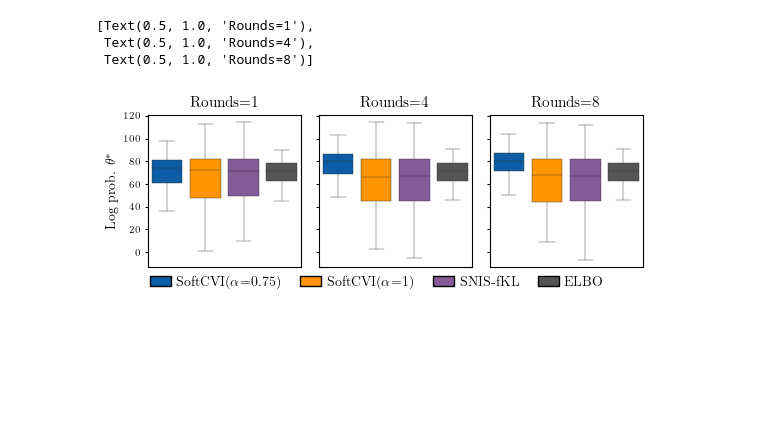
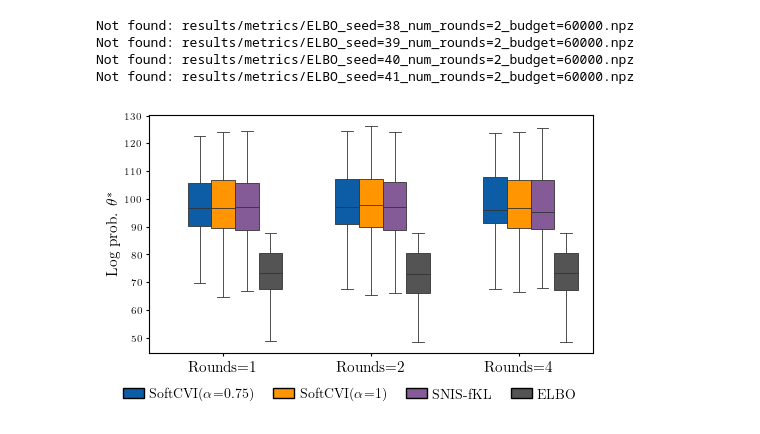
Before and after one commit to danielward27/spyrox, a Jupyter notebook: sir_covariates_results.ipynb, the cells around one changed output. Drawn from its saved outputs; the diff is of its cells as text; code cells hidden in the pictures; blank space fills up the shorter version.

```diff
--- a/sir_covariates_results.ipynb
+++ b/sir_covariates_results.ipynb
@@ -29,8 +29,12 @@ box_kwargs = {
     "showfliers": False,
     "palette": palette,
     "saturation": 1,
-    "linewidth": 0.3,
+    "linewidth": 0.6,
 }
+
+num_rounds = [1, 2, 4]
+seeds = range(1,51)
+budget=60000
 
 handles = [
     mpatches.Patch(facecolor=v, label=k.replace("a=", r"$\alpha$="), edgecolor="black")
@@ -56,66 +60,61 @@ coverage_results = {
     method_name: {} for method_name in method_names
 }
 
-for num_rounds, seed, method in itertools.product([1, 4, 8], range(100), method_names):
+for n_rounds, seed, method in itertools.product(num_rounds, seeds, method_names):
 
     cov_probs = []
 
-
-    file = f"results/metrics/{method}_seed={seed}_num_rounds={num_rounds}.npz"
+    file = f"results/metrics/{method}_seed={seed}_num_rounds={n_rounds}_budget={budget}.npz"
 
     try:
         metrics = dict(np.load(file))
     except FileNotFoundError:
         print(f"Not found: {file}")
+        continue
 
     log_prob_true_data["method_name"].append(method)
     log_prob_true_data["log_prob_true"].append(metrics["log_prob_true"].item())
-    log_prob_true_data["num_rounds"].append(num_rounds)
+    log_prob_true_data["num_rounds"].append(n_rounds)
     log_prob_true_data["seed"].append(seed)
 
     coverage_data["method_name"].append(method)
     coverage_data["coverage_prob"].append(metrics["coverage_prob"].item())
-    coverage_data["num_rounds"].append(num_rounds)
+    coverage_data["num_rounds"].append(n_rounds)
+# %% [output]
+Not found: results/metrics/ELBO_seed=38_num_rounds=2_budget=60000.npz
+Not found: results/metrics/ELBO_seed=39_num_rounds=2_budget=60000.npz
+Not found: results/metrics/ELBO_seed=40_num_rounds=2_budget=60000.npz
+Not found: results/metrics/ELBO_seed=41_num_rounds=2_budget=60000.npz
 # %%
 df = pd.DataFrame(log_prob_true_data)
 
-total_fig = plt.figure(
-        figsize=(plt.rcParams["figure.figsize"][0], 2),
-        layout="constrained",
-        )
+total_fig = plt.figure(figsize=(plt.rcParams["figure.figsize"][0]*0.9, 3), layout="constrained")
+fig, legend_fig = total_fig.subfigures(nrows=2, height_ratios=[10, 1])
 
-fig, legend_fig = total_fig.subfigures(nrows=2, height_ratios=[10,1])
+ax = fig.subplots()
 
-axes = fig.subplots(ncols=3, sharey=True)
+sns.boxplot(
+    data=df,
+    x="num_rounds",
+    y="log_prob_true",
+    hue="method_name",
+    hue_order=palette.keys(),
+    ax=ax,
+    **box_kwargs,
+)
 
-num_rounds = [1, 4, 8]
-
-for ax, d in zip(axes, num_rounds, strict=True):
-    sns.boxplot(
-        df[df["num_rounds"] == d],
-        x="method_name",
-        y="log_prob_true",
-        **box_kwargs,
-        ax=ax,
-        hue="method_name",
-        hue_order=palette.keys(),
+ax.set_xticklabels(
+    [f"Rounds={r.get_text()}" for r in ax.get_xticklabels()],
     )
 
-[ax.set_box_aspect(1) for ax in axes]
-[ax.set_xticks([]) for ax in axes]
-[ax.set_xlabel("") for ax in axes]
-axes[0].set_ylabel(r"Log prob. $\theta^*$")
+ax.xaxis.set_tick_params(labelsize=11)
+ax.set_ylabel(r"Log prob. $\theta^*$", size=11)
+ax.set_xlabel("")
 legend_fig.legend(handles=handles, ncols=len(method_names))
-
-[ax.set_title(f"Rounds={n_rounds}") for ax, n_rounds in zip(axes, num_rounds, strict=True)]
-
-
-# TODO Make into a single plot grouped with n rounds?
+ax.legend_.remove()
+#total_fig.savefig("sirsde_with_covariates_simbudget=100000.pdf")
 # %% [output]
-[Text(0.5, 1.0, 'Rounds=1'),
- Text(0.5, 1.0, 'Rounds=4'),
- Text(0.5, 1.0, 'Rounds=8')]
-[figure, old version]
+[figure, new version]
 # %%
 # Rank best performing number of rounds for each method:
 results = []
```
Also changed, not shown: parts of 4 cells of this notebook, 9 other files.
